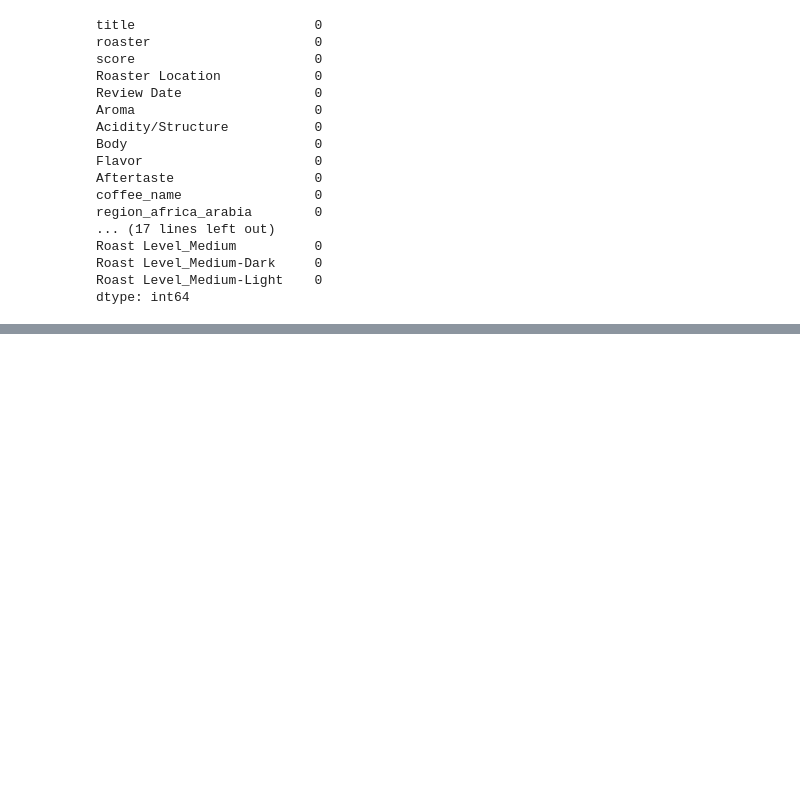
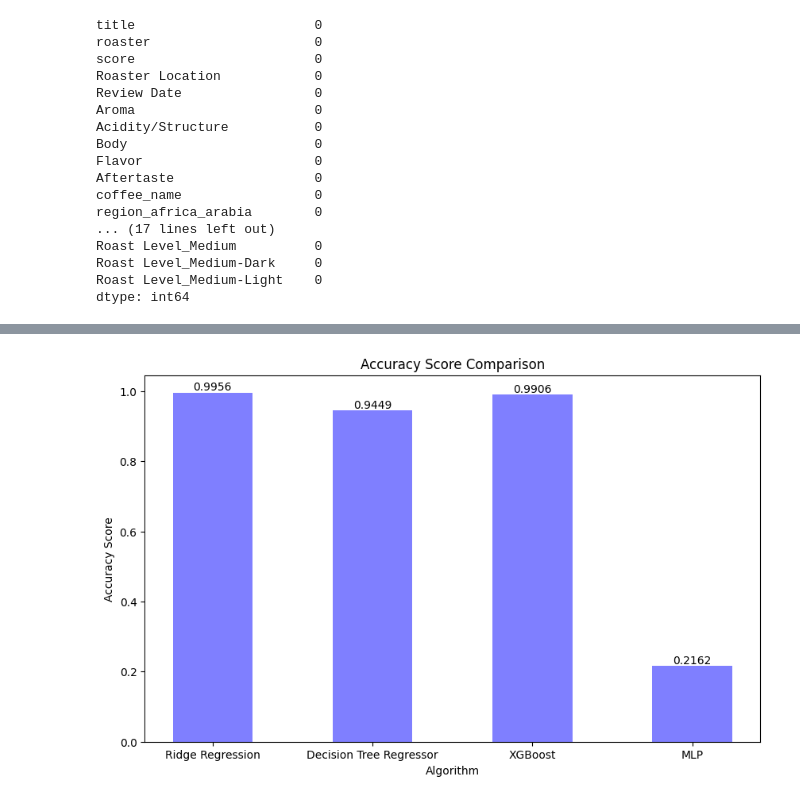
Before and after one commit to wenshanliu653/Springboard_Capstone, a Jupyter notebook: Modeling/Modeling.ipynb, the cells around one changed output, grey strips where cells are left out. Cells and saved outputs as stored; diff of their text form; code cells hidden in the pictures; blank space fills up the shorter version.

```diff
--- a/Modeling/Modeling.ipynb
+++ b/Modeling/Modeling.ipynb
@@ -219,2 +332,13 @@ plt.show()
 # %%
 #!pip install xgboost
+# %%
+# XGBoost
+from xgboost import XGBRegressor
+xgb_model = XGBRegressor(n_estimators=100, learning_rate=0.1, max_depth=6, random_state=42)
+xgb_model.fit(X_train, y_train)
+
+# predict the test set
+y_pred_xgb = xgb_model.predict(X_test)
+
+print(f"XGBoost MSE: {mean_squared_error(y_test, y_pred_xgb)}")
+print(f"XGBoost R2-score: {r2_score_metric(y_test, y_pred_xgb)}")
@@ -279,0 +465,12 @@ print(grid_search.best_score_)
+# %%
+# Compare the result
+myLabels = [ 'Ridge Regression','Decision Tree Regressor','XGBoost','MLP']
+
+
+Accuracy_score = [best_r2_ridge,best_r2_dt,best_r2_xgb,best_r2_mlp]
+MAE_score = [best_mse_ridge,best_mse_dt,best_mse_xgb,best_mse_mlp]
+score_tab_acc = pd.DataFrame(list(zip(myLabels, Accuracy_score,MAE_score)),
+               columns =['Algorithm', 'Model accuracy score(R2)','Model accuracy score(MAE)'])
+
+
+print(score_tab_acc)
@@ -279,0 +489,18 @@ print(grid_search.best_score_)
+# %%
+# plot the result
+plt.figure(figsize=(10, 6))
+bars = plt.bar(myLabels, Accuracy_score, color='#0000FF', alpha=0.5, width=0.5)
+
+# add the number on the top of the bar
+for bar in bars:
+    height = bar.get_height()
+    plt.text(bar.get_x() + bar.get_width()/2., height,
+             f'{height:.4f}',
+             ha='center', va='bottom')
+
+plt.xlabel('Algorithm')
+plt.ylabel('Accuracy Score')
+plt.title('Accuracy Score Comparison')
+plt.show()
+# %% [output]
+[figure, added]
```
Also changed, not shown: parts of 36 cells of this notebook.
